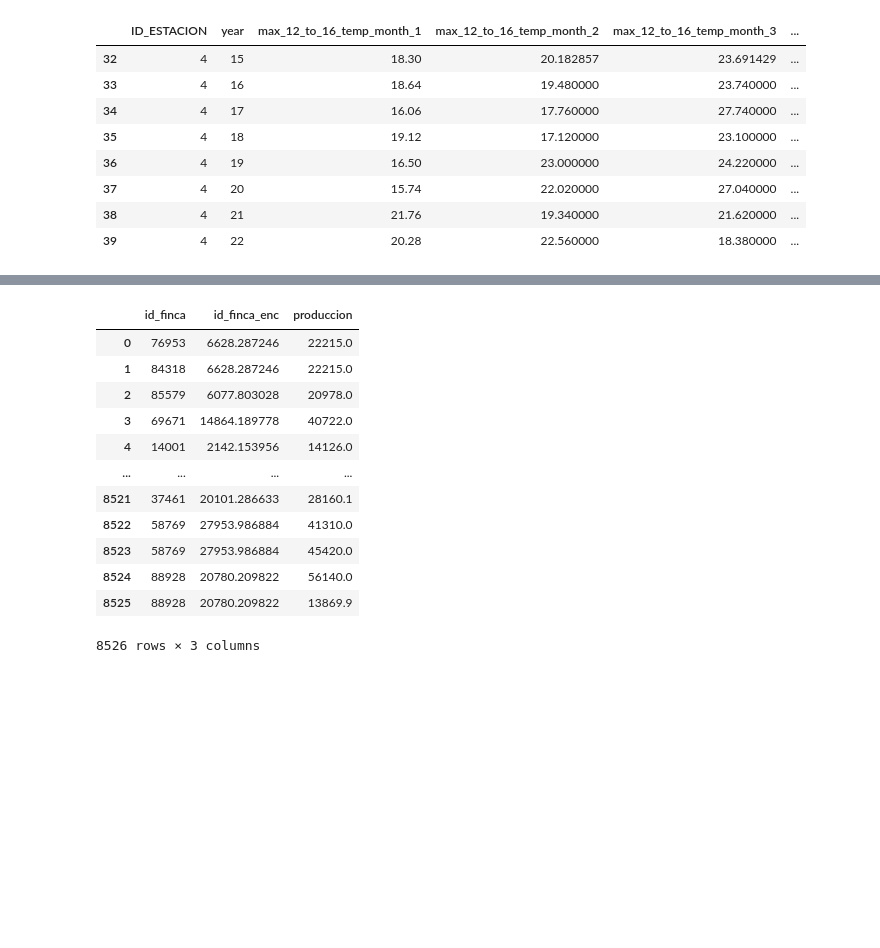
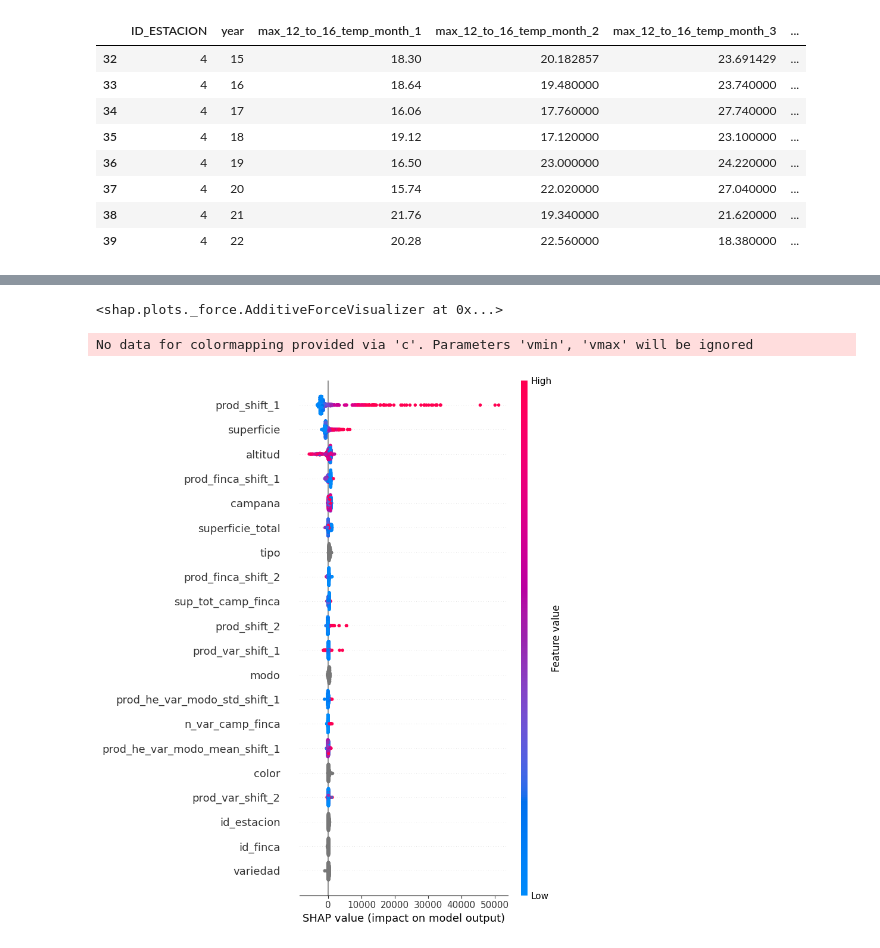
Before and after one commit to vitostamatti/datathon-cajamar-malbecs, a Jupyter notebook: notebooks/03-modeling/00-modeling-vito.ipynb, the cells around one changed output, grey strips where cells are left out. Saved outputs shown, nothing was run; the diff lists cells and outputs as text; code cells hidden in the pictures; blank space fills up the shorter version.

```diff
--- a/notebooks/03-modeling/00-modeling-vito.ipynb
+++ b/notebooks/03-modeling/00-modeling-vito.ipynb
@@ -495,3 +575,19 @@ pd.DataFrame(
+# %%
+explainer = shap.TreeExplainer(rf)
+
+X_sampled = X.sample(1000)
+
+shap_values = explainer.shap_values(X_sampled)
+
+# visualize the first prediction's explanation
+shap.force_plot(explainer.expected_value, shap_values[0,:], X_sampled.iloc[0,:])
+# %% [output]
+<shap.plots._force.AdditiveForceVisualizer at 0x...>
+# %%
+shap.summary_plot(shap_values, X_sampled)
+# %% [output]
+No data for colormapping provided via 'c'. Parameters 'vmin', 'vmax' will be ignored
+[figure, added]
 # %%
 # https://www.statsmodels.org/dev/generated/statsmodels.regression.mixed_linear_model.MixedLM.html
 
@@ -505,16 +598,0 @@ glmenc.
-# %%
-pd.concat([x,y],axis=1)
-# %% [output]
-|  | id_finca | id_finca_enc | produccion |
-| 0 | 76953 | 6628.287246 | 22215.0 |
-| 1 | 84318 | 6628.287246 | 22215.0 |
-| 2 | 85579 | 6077.803028 | 20978.0 |
-| 3 | 69671 | 14864.189778 | 40722.0 |
-| 4 | 14001 | 2142.153956 | 14126.0 |
-| ... | ... | ... | ... |
-| 8521 | 37461 | 20101.286633 | 28160.1 |
-| 8522 | 58769 | 27953.986884 | 41310.0 |
-| 8523 | 58769 | 27953.986884 | 45420.0 |
-| 8524 | 88928 | 20780.209822 | 56140.0 |
-| 8525 | 88928 | 20780.209822 | 13869.9 |
-8526 rows × 3 columns
```
Also changed, not shown: parts of 34 cells of this notebook, 10 other files.
